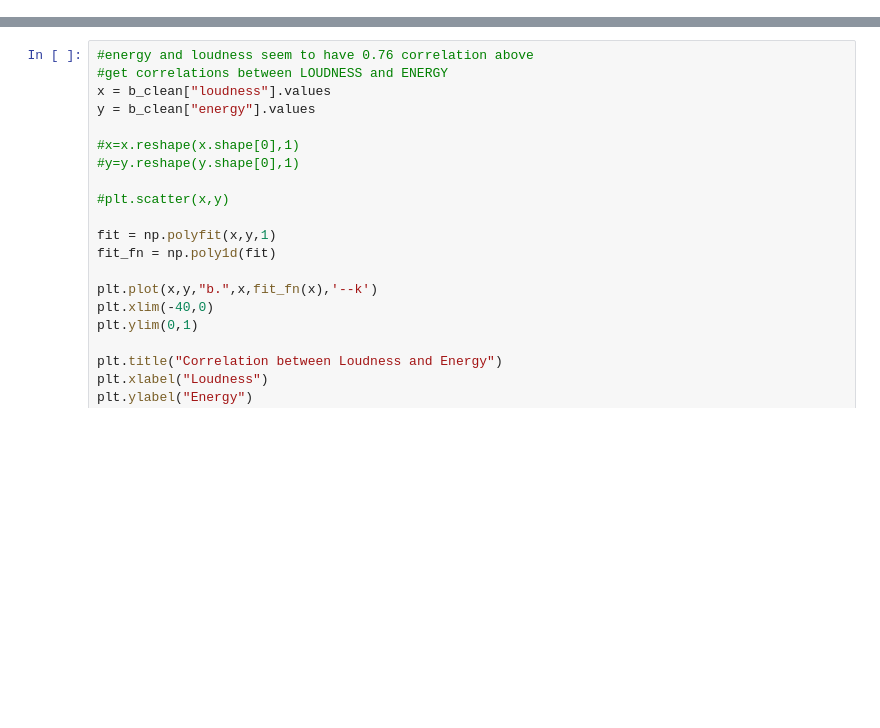
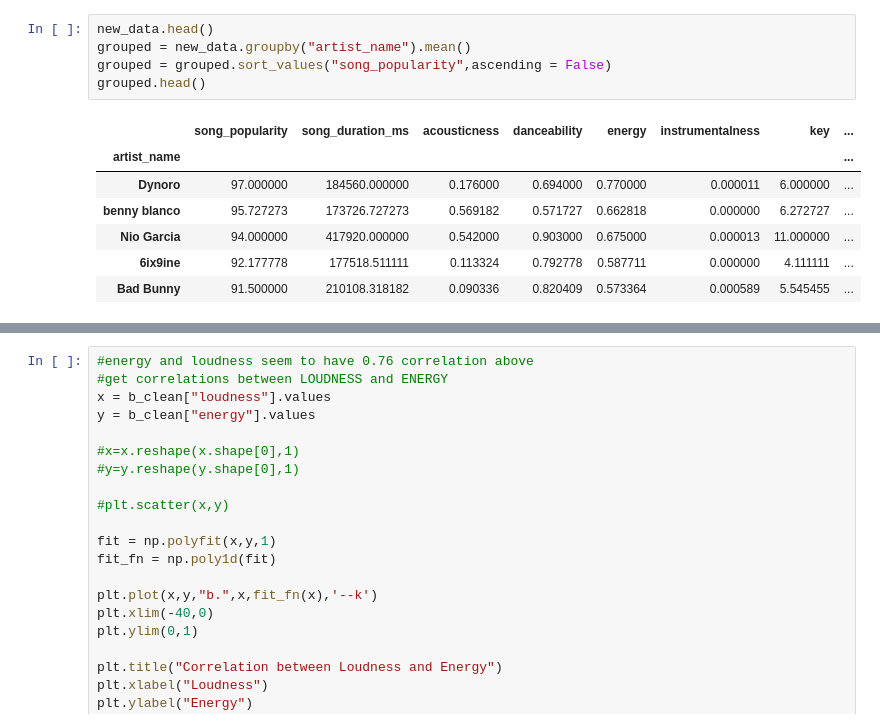
Before and after one commit to vladschepkov/project-one, a Jupyter notebook: Spotify_songs.ipynb, the cells around one changed output, grey strips where cells are left out. Cells and saved outputs as stored; diff of their text form; blank space fills up the shorter version.

```diff
--- a/Spotify_songs.ipynb
+++ b/Spotify_songs.ipynb
@@ -36 +53,14 @@ new_data.head()
+# %%
+new_data.head()
+grouped = new_data.groupby("artist_name").mean()
+grouped = grouped.sort_values("song_popularity",ascending = False)
+grouped.head()
+# %% [output]
+|  | song_popularity | song_duration_ms | acousticness | danceability | energy | instrumentalness | key | ... |
+| artist_name |  |  |  |  |  |  |  | ... |
+| Dynoro | 97.000000 | 184560.000000 | 0.176000 | 0.694000 | 0.770000 | 0.000011 | 6.000000 | ... |
+| benny blanco | 95.727273 | 173726.727273 | 0.569182 | 0.571727 | 0.662818 | 0.000000 | 6.272727 | ... |
+| Nio Garcia | 94.000000 | 417920.000000 | 0.542000 | 0.903000 | 0.675000 | 0.000013 | 11.000000 | ... |
+| 6ix9ine | 92.177778 | 177518.511111 | 0.113324 | 0.792778 | 0.587711 | 0.000000 | 4.111111 | ... |
+| Bad Bunny | 91.500000 | 210108.318182 | 0.090336 | 0.820409 | 0.573364 | 0.000589 | 5.545455 | ... |
 # %%
```
Also changed, not shown: parts of 5 cells of this notebook.
